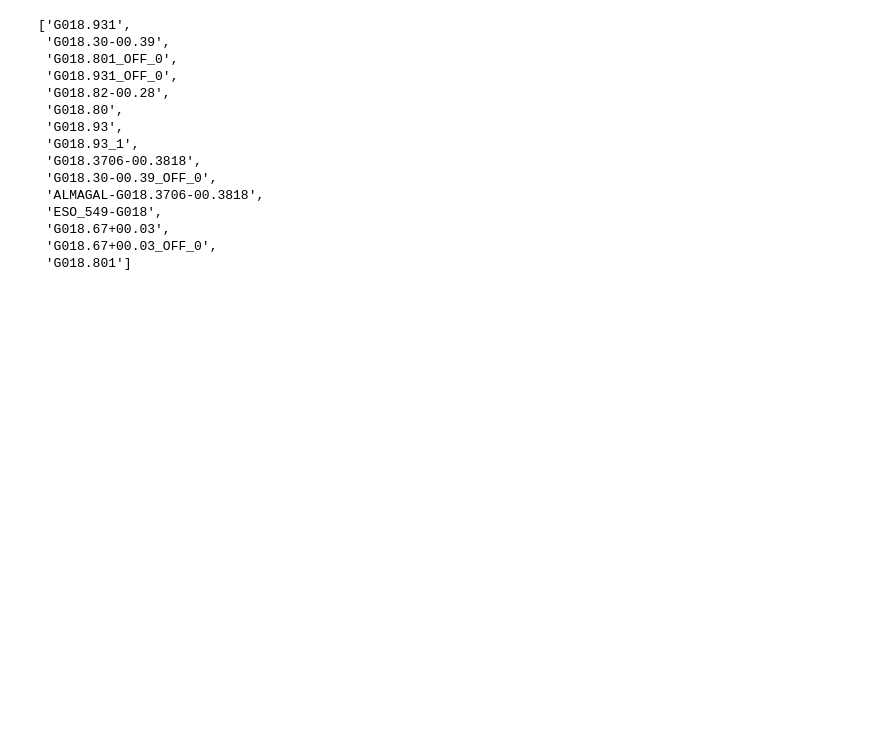
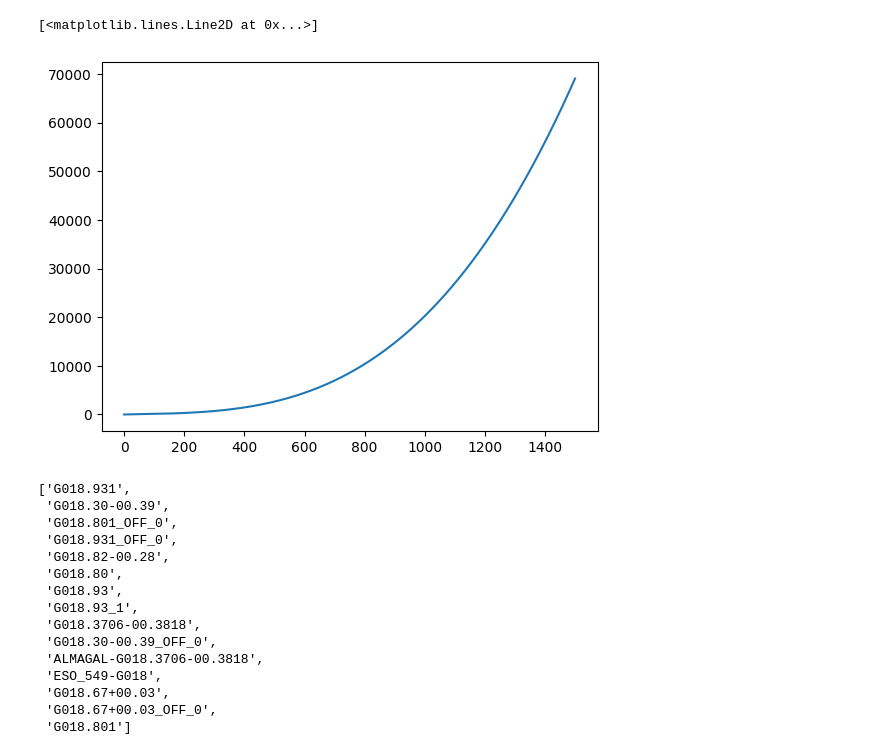
Before and after one commit to yyamato-as/ASALI, a Jupyter notebook: test.ipynb, the cells around one changed output. Saved outputs shown, nothing was run; the diff lists cells and outputs as text; code cells hidden in the pictures; blank space fills up the shorter version.

```diff
--- a/test.ipynb
+++ b/test.ipynb
@@ -9,6 +11,20 @@ from astropy.table import Table
 # %%
 ASA_query = Alma()
 ASA_query.archive_url = "https://almascience.nao.ac.jp"
+# %%
+x = np.array([300,75, 9.375, 5.000])[::-1]
+y = 10 ** np.array([2.8511,  1.9366, 1.0725, 0.8195])[::-1]
+
+from scipy.interpolate import UnivariateSpline, make_splrep
+spl = make_splrep(x, y, k=min(3, len(x)-1))
+
+
+x = np.arange(0.1, 1500, 0.1)
+plt.figure()
+plt.plot(x, spl(x))
+# %% [output]
+[<matplotlib.lines.Line2D at 0x...>]
+[figure, added]
 # %%
 table = ASA_query.query_tap('select distinct target_name from ivoa.ObsCore')
 tlist = table["target_name"].tolist()
```
Also changed, not shown: parts of 1 cell of this notebook, 4 other files.
